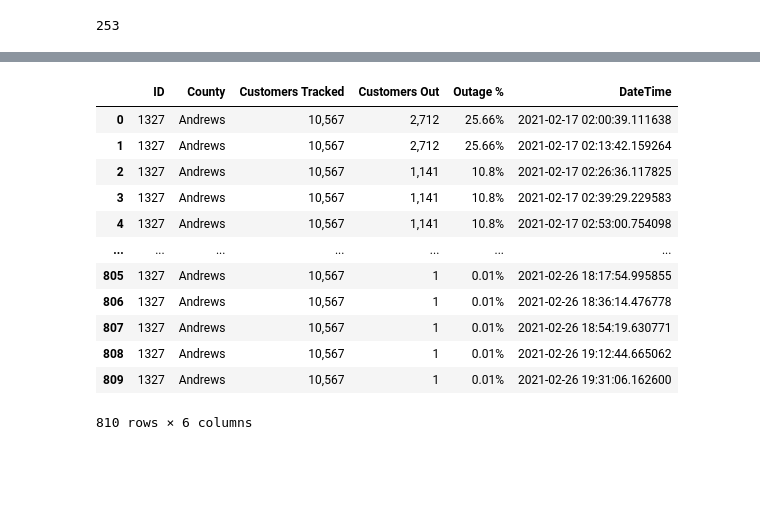
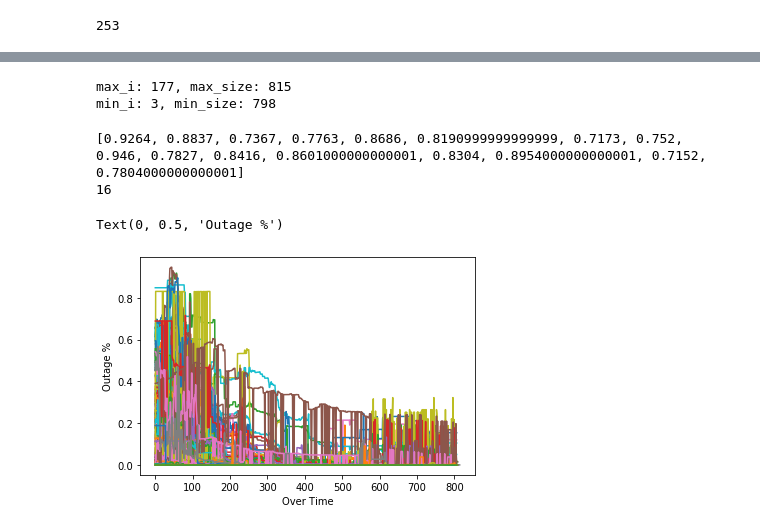
Before and after one commit to Natemen96/ECEMasterProject, a Jupyter notebook: notebooks/Texas_Blackout.ipynb, the cells around one changed output, grey strips where cells are left out. Cells and saved outputs as stored; diff of their text form; code cells hidden in the pictures; blank space fills up the shorter version.

Commit message:
Did some data exploring on Texas Blackout

```diff
--- a/notebooks/Texas_Blackout.ipynb
+++ b/notebooks/Texas_Blackout.ipynb
@@ -93,17 +98,44 @@ blackout_data[0]
 808 rows × 6 columns
-# %%
-blackout_data[1]
-# %% [output]
-|  | ID | County | Customers Tracked | Customers Out | Outage % | DateTime |
-| 0 | 1327 | Andrews | 10,567 | 2,712 | 25.66% | 2021-02-17 02:00:39.111638 |
-| 1 | 1327 | Andrews | 10,567 | 2,712 | 25.66% | 2021-02-17 02:13:42.159264 |
-| 2 | 1327 | Andrews | 10,567 | 1,141 | 10.8% | 2021-02-17 02:26:36.117825 |
-| 3 | 1327 | Andrews | 10,567 | 1,141 | 10.8% | 2021-02-17 02:39:29.229583 |
-| 4 | 1327 | Andrews | 10,567 | 1,141 | 10.8% | 2021-02-17 02:53:00.754098 |
-| ... | ... | ... | ... | ... | ... | ... |
-| 805 | 1327 | Andrews | 10,567 | 1 | 0.01% | 2021-02-26 18:17:54.995855 |
-| 806 | 1327 | Andrews | 10,567 | 1 | 0.01% | 2021-02-26 18:36:14.476778 |
-| 807 | 1327 | Andrews | 10,567 | 1 | 0.01% | 2021-02-26 18:54:19.630771 |
-| 808 | 1327 | Andrews | 10,567 | 1 | 0.01% | 2021-02-26 19:12:44.665062 |
-| 809 | 1327 | Andrews | 10,567 | 1 | 0.01% | 2021-02-26 19:31:06.162600 |
-810 rows × 6 columns
+# %%
+max_size = 0
+max_i = 0
+min_size = np.inf
+min_i = 0
+for i in range(len(ids)):
+    size=len(blackout_data[i])
+    if size > max_size:
+        max_i = i
+        max_size = size
+    if size < min_size:
+        min_i = i
+        min_size = size
+print(f'max_i: {max_i}, max_size: {max_size}')
+print(f'min_i: {min_i}, min_size: {min_size}')
+# %% [output]
+max_i: 177, max_size: 815
+min_i: 3, min_size: 798
+# %%
+#get largest outrages
+large_outrage_list =[]
+large_outrage_i_list = []
+threshold = .70
+
+for i in range(len(ids)):
+    highoutage=max(blackout_data[i]['Outage %'])
+    if highoutage > threshold:
+        large_outrage_list.append(highoutage)
+        large_outrage_i_list.append(i)
+print(large_outrage_list)
+print(len(large_outrage_list))
+# %% [output]
+[0.9264, 0.8837, 0.7367, 0.7763, 0.8686, 0.8190999999999999, 0.7173, 0.752, 0.946, 0.7827, 0.8416, 0.8601000000000001, 0.8304, 0.8954000000000001, 0.7152, 0.7804000000000001]
+16
+# %%
+for i in range(len(ids)):
+    plt.plot(blackout_data[i]['Outage %'])
+
+plt.xlabel('Over Time')
+plt.ylabel('Outage %')
+# %% [output]
+Text(0, 0.5, 'Outage %')
+[figure, added]
```
Also changed, not shown: parts of 13 cells of this notebook, 1 other file.
